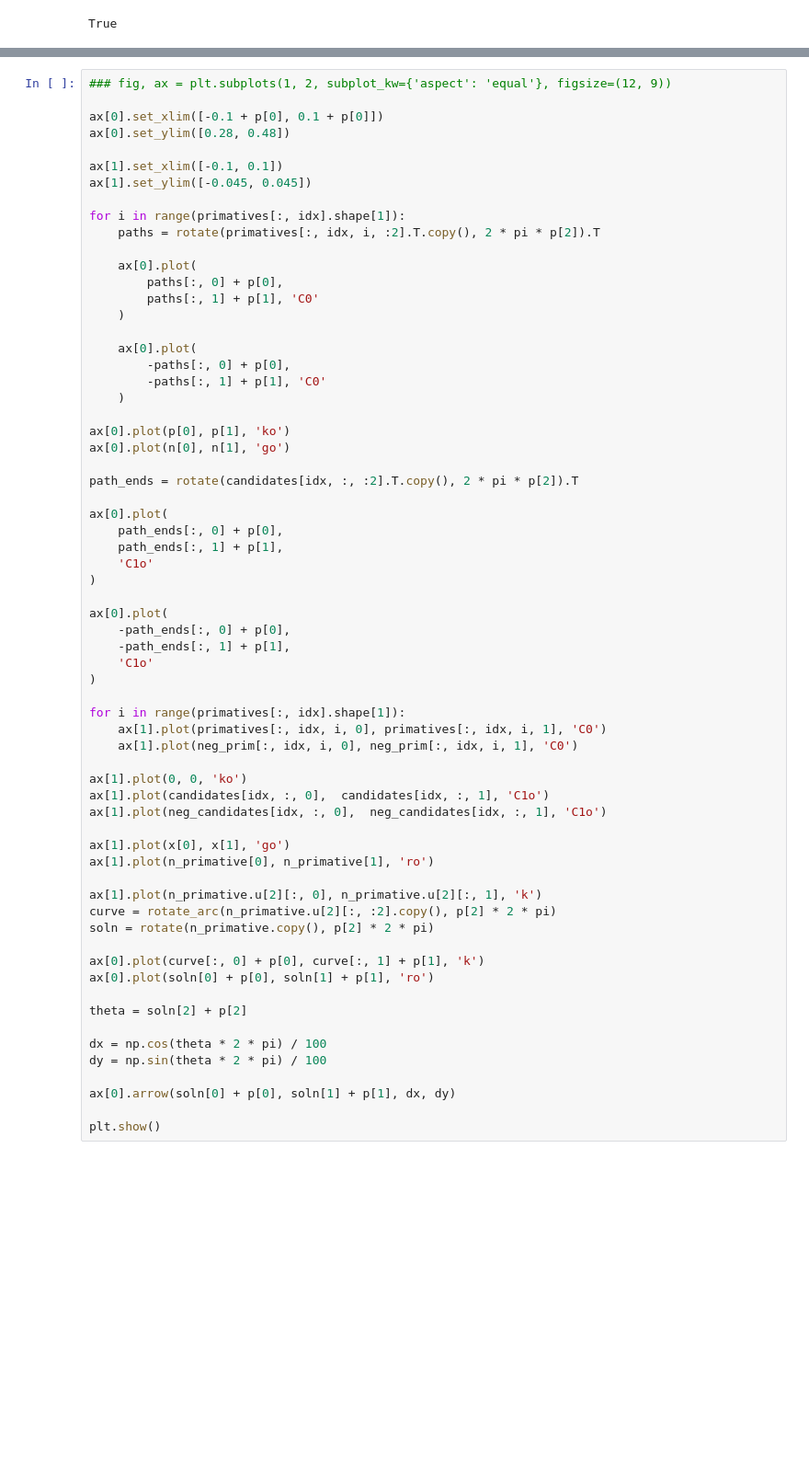
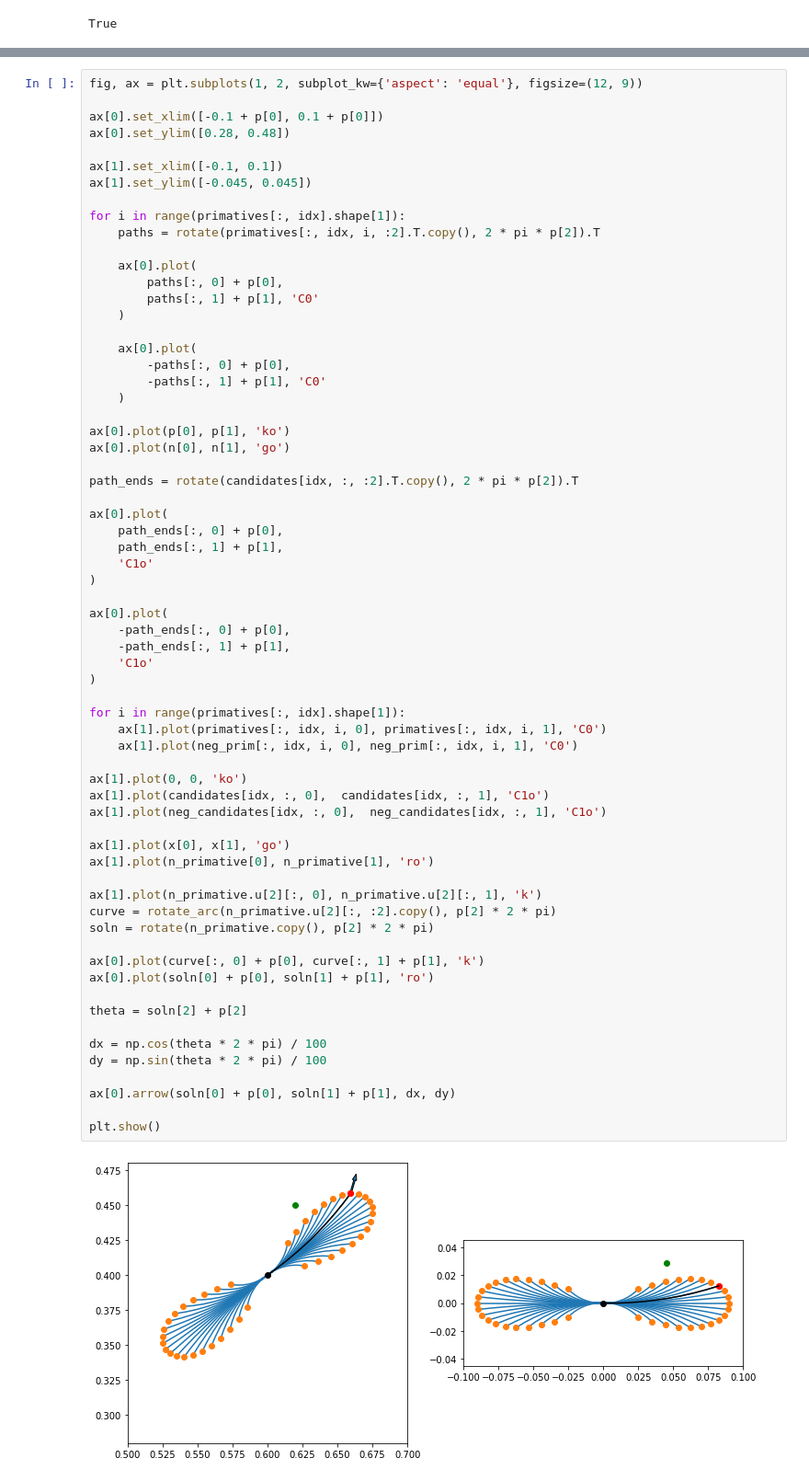
Before and after one commit to EmDash00/NonholonomicRRT, a Jupyter notebook: Theory of Operation.ipynb, the cells around one changed output, grey strips where cells are left out. Shown: that part at 92% size. Drawn from its saved outputs; the diff is of its cells as text; blank space fills up the shorter version.

```diff
--- a/Theory of Operation.ipynb
+++ b/Theory of Operation.ipynb
@@ -189,5 +188,5 @@ print(n_primative)
 # %%
-### fig, ax = plt.subplots(1, 2, subplot_kw={'aspect': 'equal'}, figsize=(12, 9))
+fig, ax = plt.subplots(1, 2, subplot_kw={'aspect': 'equal'}, figsize=(12, 9))
 
 ax[0].set_xlim([-0.1 + p[0], 0.1 + p[0]])
 ax[0].set_ylim([0.28, 0.48])
@@ -224,30 +223,32 @@ ax[0].plot(
     -path_ends[:, 1] + p[1],
     'C1o'
 )
 
 for i in range(primatives[:, idx].shape[1]):
     ax[1].plot(primatives[:, idx, i, 0], primatives[:, idx, i, 1], 'C0')
     ax[1].plot(neg_prim[:, idx, i, 0], neg_prim[:, idx, i, 1], 'C0')
 
 ax[1].plot(0, 0, 'ko')
 ax[1].plot(candidates[idx, :, 0],  candidates[idx, :, 1], 'C1o')
 ax[1].plot(neg_candidates[idx, :, 0],  neg_candidates[idx, :, 1], 'C1o')
 
 ax[1].plot(x[0], x[1], 'go')
 ax[1].plot(n_primative[0], n_primative[1], 'ro')
 
 ax[1].plot(n_primative.u[2][:, 0], n_primative.u[2][:, 1], 'k')
 curve = rotate_arc(n_primative.u[2][:, :2].copy(), p[2] * 2 * pi)
 soln = rotate(n_primative.copy(), p[2] * 2 * pi)
 
 ax[0].plot(curve[:, 0] + p[0], curve[:, 1] + p[1], 'k')
 ax[0].plot(soln[0] + p[0], soln[1] + p[1], 'ro')
 
 theta = soln[2] + p[2]
 
 dx = np.cos(theta * 2 * pi) / 100
 dy = np.sin(theta * 2 * pi) / 100
 
 ax[0].arrow(soln[0] + p[0], soln[1] + p[1], dx, dy)
 
 plt.show()
+# %% [output]
+[figure, added]
```
Also changed, not shown: parts of 3 cells of this notebook, 4 other files.
